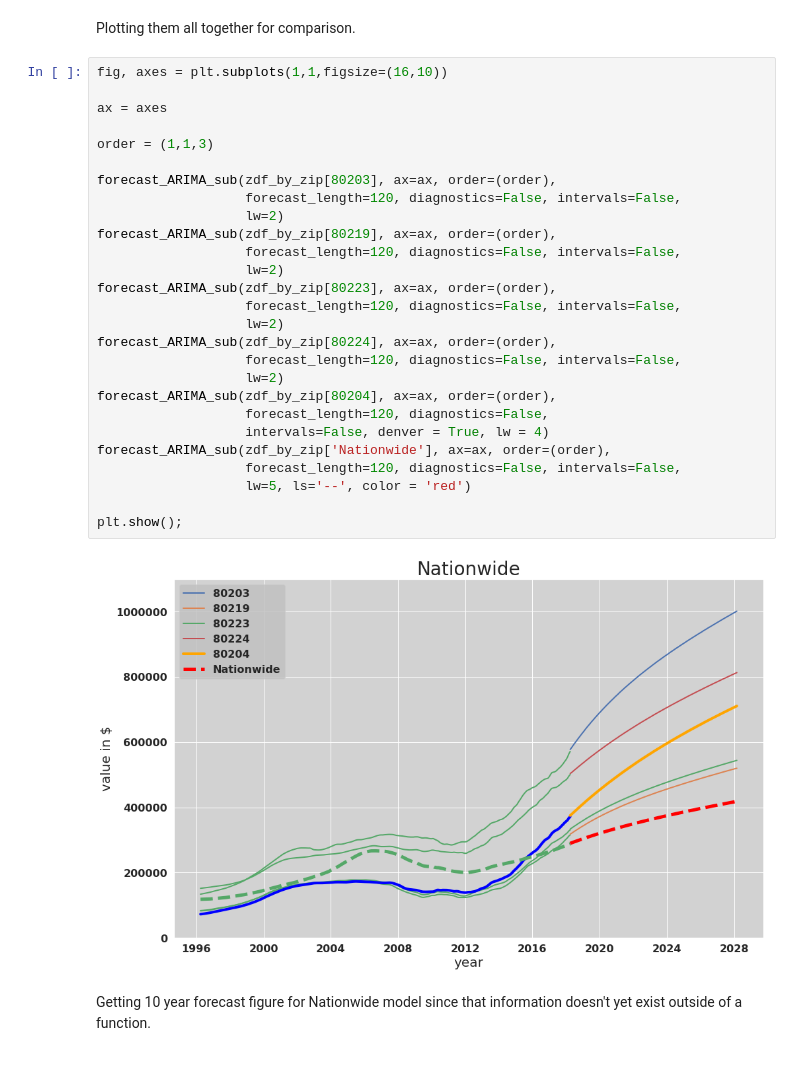
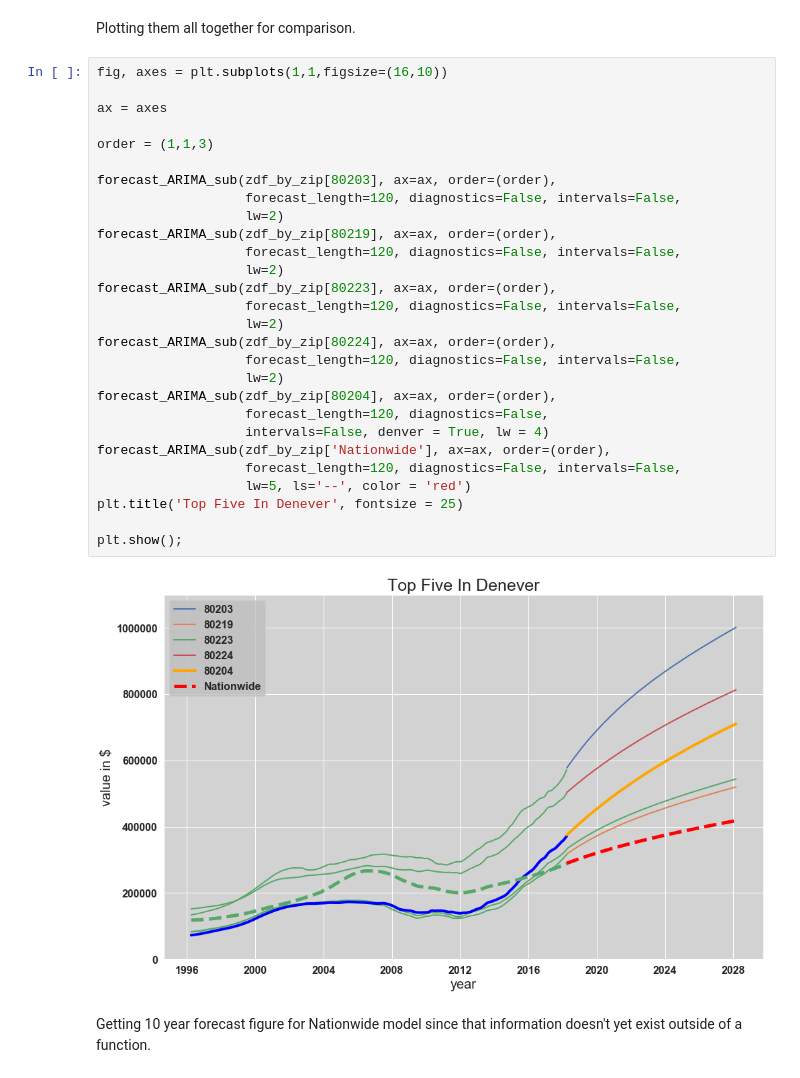
Before and after one commit to terryollila/dsc-mod-4-project-online-ds-ft-100719, a Jupyter notebook: student.ipynb, the cells around one changed output. Cells and saved outputs as stored; diff of their text form.

```diff
--- a/student.ipynb
+++ b/student.ipynb
@@ -1424,32 +1432,33 @@ Plotting them all together for comparison.
 # %%
 fig, axes = plt.subplots(1,1,figsize=(16,10))
 
 ax = axes
 
 order = (1,1,3)
 
 forecast_ARIMA_sub(zdf_by_zip[80203], ax=ax, order=(order),
                    forecast_length=120, diagnostics=False, intervals=False,
                    lw=2)
 forecast_ARIMA_sub(zdf_by_zip[80219], ax=ax, order=(order),
                    forecast_length=120, diagnostics=False, intervals=False,
                    lw=2)
 forecast_ARIMA_sub(zdf_by_zip[80223], ax=ax, order=(order),
                    forecast_length=120, diagnostics=False, intervals=False,
                    lw=2)
 forecast_ARIMA_sub(zdf_by_zip[80224], ax=ax, order=(order),
                    forecast_length=120, diagnostics=False, intervals=False,
                    lw=2)
 forecast_ARIMA_sub(zdf_by_zip[80204], ax=ax, order=(order),
                    forecast_length=120, diagnostics=False,
                    intervals=False, denver = True, lw = 4)
 forecast_ARIMA_sub(zdf_by_zip['Nationwide'], ax=ax, order=(order),
                    forecast_length=120, diagnostics=False, intervals=False,
                    lw=5, ls='--', color = 'red')
+plt.title('Top Five In Denever', fontsize = 25)
 
 plt.show();
 # %% [output]
-[figure, old version]
+[figure, new version]
 # %% [markdown]
 Getting 10 year forecast figure for Nationwide model since that information doesn't yet exist outside of a function.
 # %%
```
Also changed, not shown: parts of 53 cells of this notebook, 9 other files.
